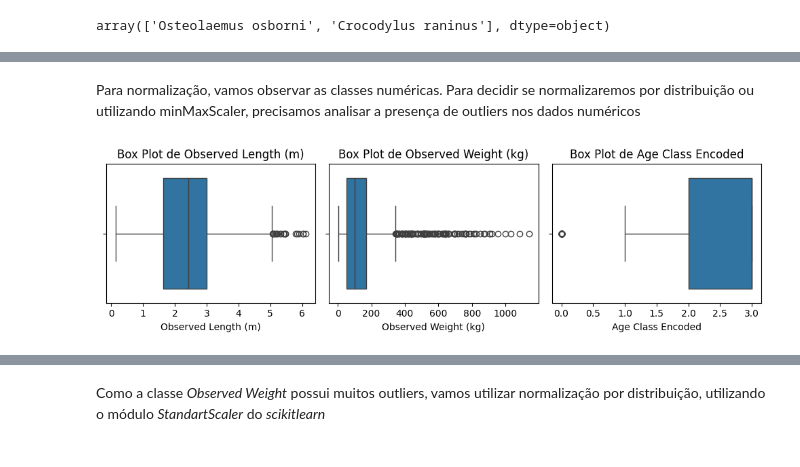
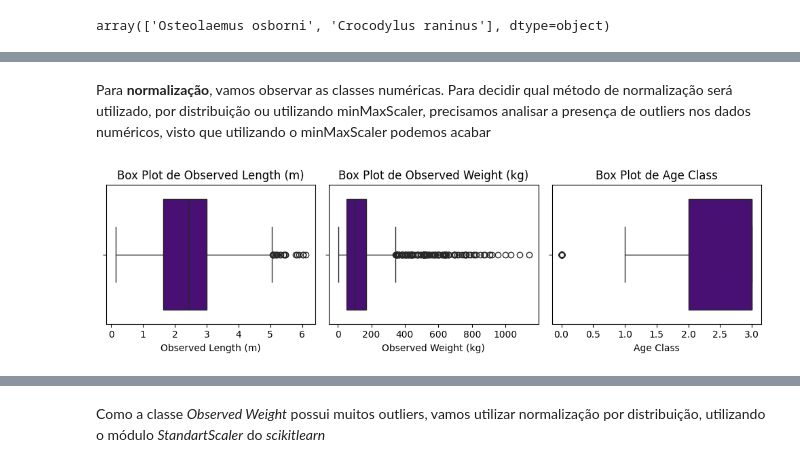
Before and after one commit to Luis-Menezes/NN_SupervisedLearning, a Jupyter notebook: project_1_deliverable.ipynb, the cells around one changed output, grey strips where cells are left out. Cells and saved outputs as stored; diff of their text form; code cells hidden in the pictures.

```diff
--- a/project_1_deliverable.ipynb
+++ b/project_1_deliverable.ipynb
@@ -90,7 +90,7 @@ Alguns atributos não faz sentido entregar para o modelo, visto que a correlaç
 
 cleaned_df = df.drop(columns=['Common Name', 'Notes', 'Family',
                               'Observer Name', 'Scientific Name',
-                              'Date of Observation', 'Observation ID'])
+                              'Date of Observation', 'Observation ID', 'Genus', 'Country/Region'])
 
 # Célula para inspecionar as colunas categóricas
 categorical_cols = cleaned_df.select_dtypes(include=['object']).columns
@@ -116,7 +112,7 @@ dtype: int64
 Das colunas categóricas restantes, vale a pena observar quais são apropriadas fazer **One-Hot Encoding** (1 de c), isto é, quais são **nominais** e quais são **ordinais**.
 # %%
 
-cols_nominal = ['Genus', 'Conservation Status', 'Country/Region', 'Habitat Type', 'Sex'] # Categorias nominais
+cols_nominal = [ 'Conservation Status', 'Habitat Type', 'Sex'] # Categorias nominais
 
 # Aplica o One-Hot Encoding
 encoded_df = pd.get_dummies(cleaned_df, columns=cols_nominal)
@@ -187,20 +181,20 @@ display(encoded_df.head())
 # %% [markdown]
-Para normalização, vamos observar as classes numéricas.
-Para decidir se normalizaremos por distribuição ou utilizando minMaxScaler, precisamos analisar a presença de outliers nos dados numéricos
+Para **normalização**, vamos observar as classes numéricas.
+Para decidir qual método de normalização será utilizado, por distribuição ou utilizando minMaxScaler, precisamos analisar a presença de outliers nos dados numéricos, visto que utilizando o minMaxScaler podemos acabar
 # %%
 numeric_cols = encoded_df.select_dtypes(include=['int', 'float64']).columns
 
 import matplotlib.pyplot as plt
 import seaborn as sns
 
 fig, axes = plt.subplots(nrows=1, ncols=len(numeric_cols), figsize=(10, 3))
 
 for i, col in enumerate(numeric_cols):
-    sns.boxplot(x=encoded_df[col], ax=axes[i])
+    sns.boxplot(x=encoded_df[col], ax=axes[i], color='indigo')
     axes[i].set_title(f'Box Plot de {col}')
 
 plt.tight_layout()
 plt.show()
 print(encoded_df[numeric_cols].describe())
 # %% [output]
-[figure, old version]
+[figure, new version]
```
Also changed, not shown: parts of 26 cells of this notebook.
